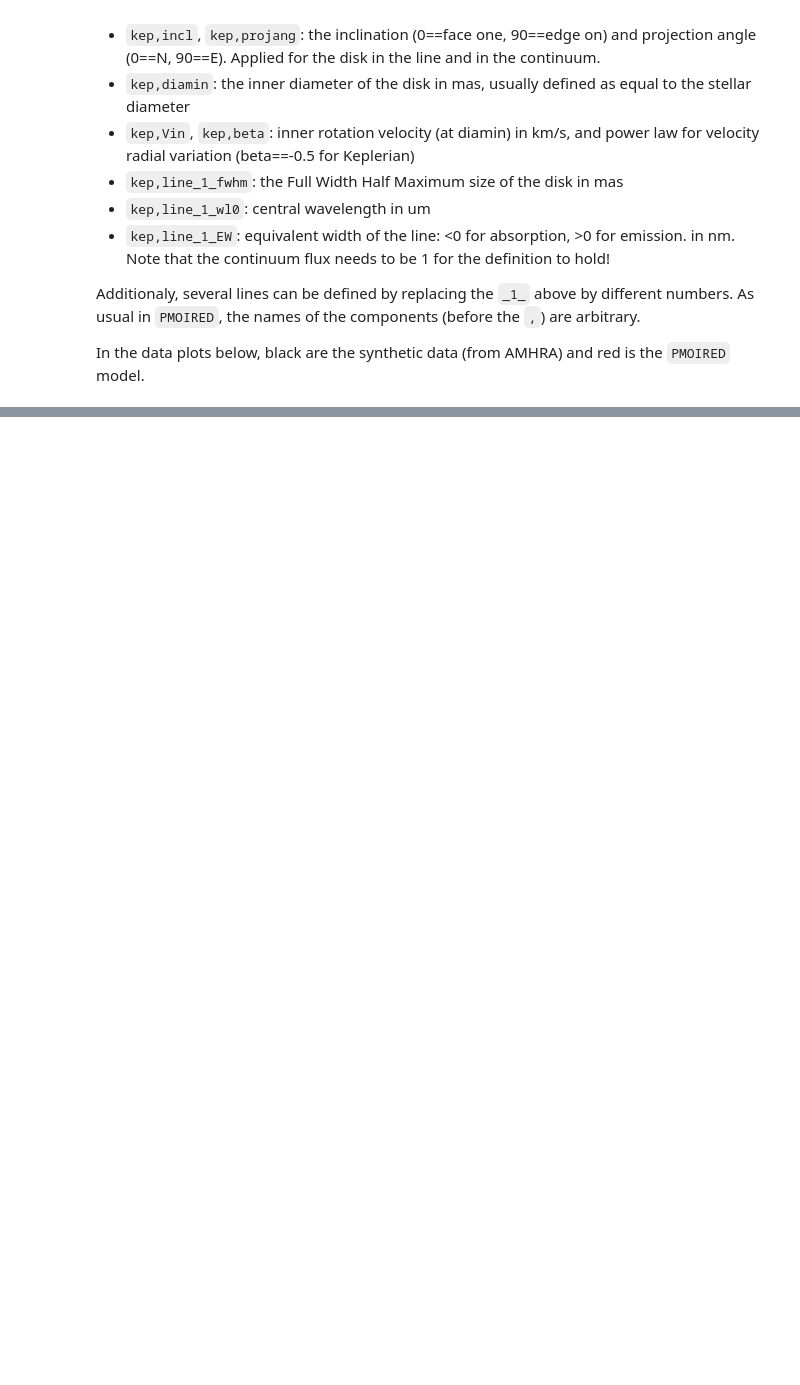
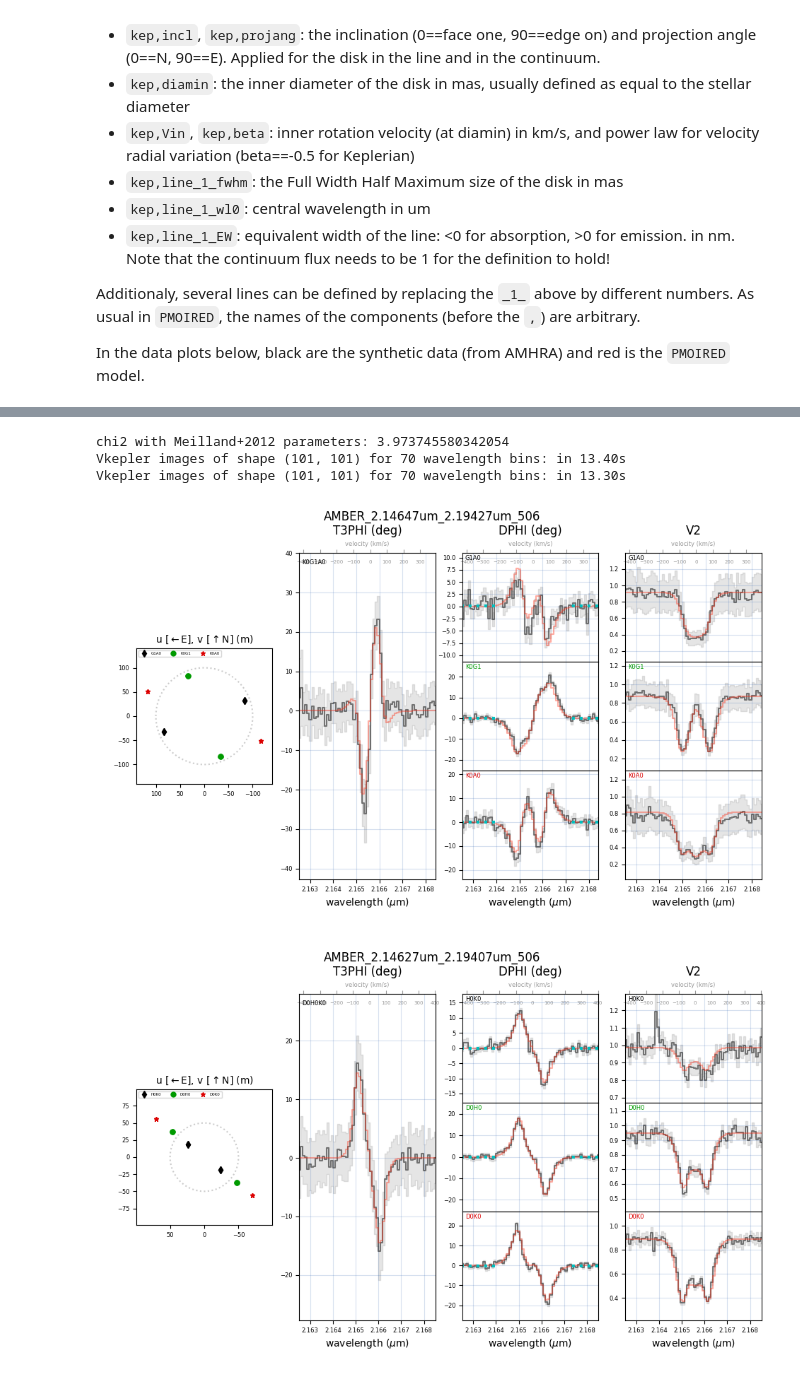
Before and after one commit to amerand/PMOIRED, a Jupyter notebook: examples/Be model comparison with AMHRA.ipynb, the cells around one changed output, grey strips where cells are left out. Saved outputs shown, nothing was run; the diff lists cells and outputs as text; code cells hidden in the pictures; blank space fills up the shorter version.

```diff
--- a/examples/Be model comparison with AMHRA.ipynb
+++ b/examples/Be model comparison with AMHRA.ipynb
@@ -364,0 +388,79 @@ Vkepler images of shape (101, 101) for 51 wavelength bins: in 7.46s
+# %%
+# -- fit only around the Brackett Gamma line
+oi.setupFit({'obs':['V2', 'DPHI', 'T3PHI'],
+            'wl ranges':[(2.1655-0.003, 2.1655+0.003)]})
+
+import astropy.units as U
+# -- stellar angular diameter from paper, degenerate with continuum disk
+diam = (2*5.8*U.Rsun/(80*U.pc)*U.rad).to(U.mas).value
+
+# -- from Meilland 2012:
+p = {
+    'star,ud':        diam,
+    'star,f':         '1-$disk,f',
+    'ac': 2.0,
+    'disk,fwhm':      '$ac*$star,ud',
+    'disk,f': 0.25,
+    'disk,incl':      '$kep,incl',
+    'disk,projang':   '$kep,projang',
+    'kep,diamin':    '$star,ud',
+    'kep,Vin':        350.,
+    'kep,projang':    10,
+    'kep,incl':       35,
+    'kep,line_1_EW':  0.7,
+    'al': 5.5,
+    'kep,line_1_fwhm': '$al*$star,ud',
+    'kep,line_1_wl0': 2.16562,
+    'kep,beta':       -0.5,
+}
+
+# -- show the data compared to the parameters in the original paper
+#oi.show(p)
+
+res = pmoired.oimodels.residualsOI(oi.data, p)
+print('chi2 with Meilland+2012 parameters:', np.mean(res**2))
+
+if False:
+    # === actulally fit to the data =====================
+    # -- "centered" parametrisation of wavelength, so fit converges efficiently
+    p['kep,line_1_wl0'] = '2.16612*(1 + $V0/2.998e5)'
+    p['V0'] = -70.0 # visually match the line
+
+    # -- fit:
+    oi.doFit(p, doNotFit=['star,ud', # degenerated with disk,fwhm and disk,f
+                          'disk,f', # degenerated with disk,fwhm
+                          'kep,beta'], # assume Keplerian velocity field
+            )
+    p = oi.bestfit['best']
+else:
+    # === best fit parameters from fit above ================
+    # -- best fit: chi2~0.7532
+    p = {'V0':             -73.01, # +/- 0.33
+        'ac':             1.896, # +/- 0.064
+        'al':             5.690, # +/- 0.051
+        'kep,Vin':        360.54, # +/- 4.22
+        'kep,incl':       45.58, # +/- 0.86
+        'kep,line_1_EW':  1.038, # +/- 0.011
+        'kep,projang':    6.84, # +/- 0.53
+        'disk,f':         0.25,
+        'disk,fwhm':      '$ac*$star,ud',
+        'disk,incl':      '$kep,incl',
+        'disk,projang':   '$kep,projang',
+        'kep,beta':       -0.5,
+        'kep,diamin':     '$star,ud',
+        'kep,line_1_fwhm':'$al*$star,ud',
+        'kep,line_1_wl0': '2.16612*(1 + $V0/2.998e5)',
+        'star,f':         '1-$disk,f',
+        'star,ud':        0.6743177528395127,
+        }
+
+# -- evaluate string parameters
+p = pmoired.oimodels.computeLambdaParams(p)
+oi.show(p, imFov=15, imPow=0.2, imMax='99.5', imWl0=[2.16, p['kep,line_1_wl0']-0.0003, p['kep,line_1_wl0']],
+        vWl0=p['kep,line_1_wl0'], cmap='gist_stern', imPlx=12.5)
+# %% [output]
+chi2 with Meilland+2012 parameters: 3.973745580342054
+Vkepler images of shape (101, 101) for 70 wavelength bins: in 13.40s
+Vkepler images of shape (101, 101) for 70 wavelength bins: in 13.30s
+[figure, added]
+[figure, added]
```
Also changed, not shown: parts of 4 cells of this notebook, 2 other files.
